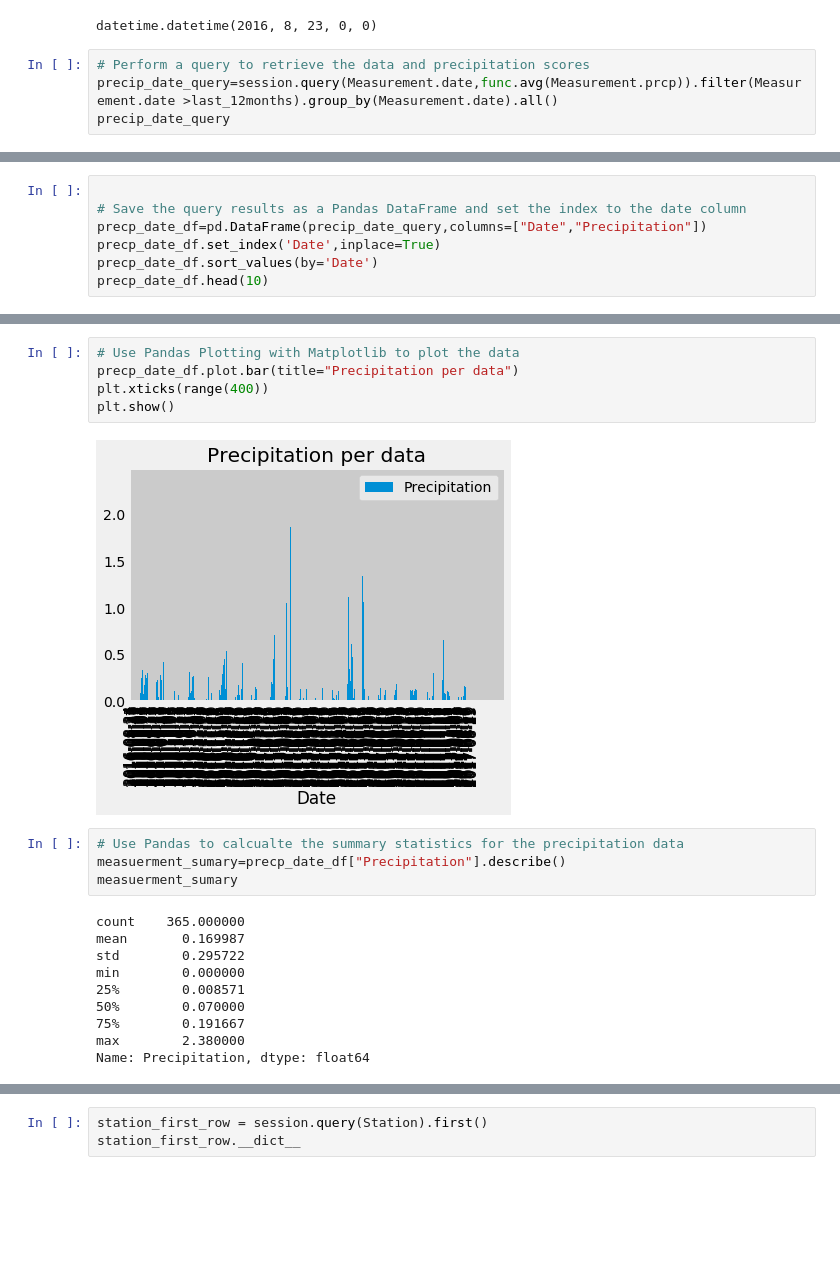
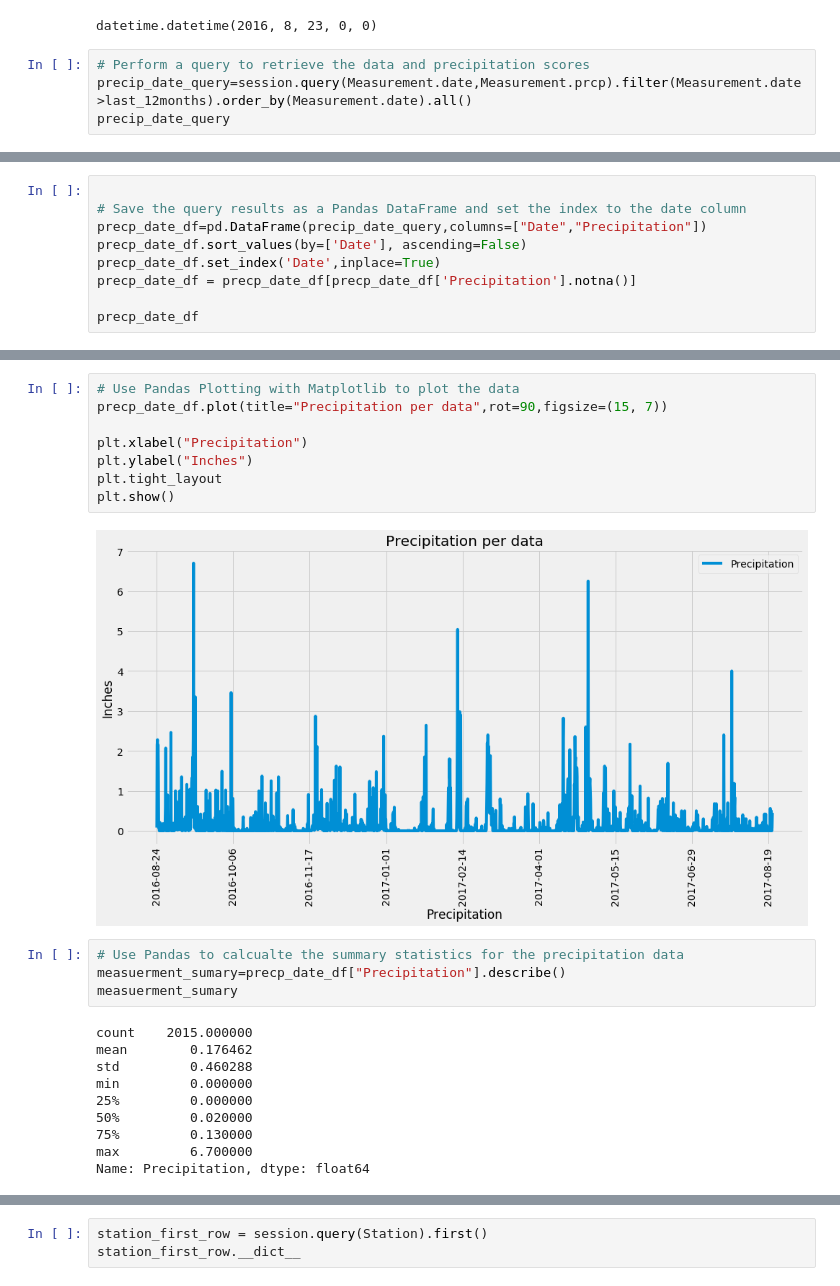
Before and after one commit to HaifaNajdawi/SQLAlchemy_climate_analysis_on_Honolulu-_Hawaii, a Jupyter notebook: climate_starter.ipynb, the cells around one changed output, grey strips where cells are left out. Drawn from its saved outputs; the diff is of its cells as text; blank space fills up the shorter version.

Commit message:
chart plot fix

```diff
--- a/climate_starter.ipynb
+++ b/climate_starter.ipynb
@@ -66,6 +64,6 @@ last_12months
 datetime.datetime(2016, 8, 23, 0, 0)
 # %%
 # Perform a query to retrieve the data and precipitation scores
-precip_date_query=session.query(Measurement.date,func.avg(Measurement.prcp)).filter(Measurement.date >last_12months).group_by(Measurement.date).all()
+precip_date_query=session.query(Measurement.date,Measurement.prcp).filter(Measurement.date >last_12months).order_by(Measurement.date).all()
 precip_date_query
 # %% [output]
@@ -90,9 +88,11 @@ precip_date_query
 
 # Save the query results as a Pandas DataFrame and set the index to the date column
 precp_date_df=pd.DataFrame(precip_date_query,columns=["Date","Precipitation"])
+precp_date_df.sort_values(by=['Date'], ascending=False)
 precp_date_df.set_index('Date',inplace=True)
-precp_date_df.sort_values(by='Date')
-precp_date_df.head(10)
+precp_date_df = precp_date_df[precp_date_df['Precipitation'].notna()]
+
+precp_date_df
 # %% [output]
 |  | Precipitation |
 | Date |  |
@@ -109,23 +111,26 @@ precp_date_df.head(10)
 # %%
 # Use Pandas Plotting with Matplotlib to plot the data
-precp_date_df.plot.bar(title="Precipitation per data")
-plt.xticks(range(400))
+precp_date_df.plot(title="Precipitation per data",rot=90,figsize=(15, 7))
+
+plt.xlabel("Precipitation")
+plt.ylabel("Inches")
+plt.tight_layout
 plt.show()
 # %% [output]
-[figure, old version]
+[figure, new version]
 # %%
 # Use Pandas to calcualte the summary statistics for the precipitation data
 measuerment_sumary=precp_date_df["Precipitation"].describe()
 measuerment_sumary
 # %% [output]
-count    365.000000
-mean       0.169987
-std        0.295722
-min        0.000000
-25%        0.008571
-50%        0.070000
-75%        0.191667
-max        2.380000
+count    2015.000000
+mean        0.176462
+std         0.460288
+min         0.000000
+25%         0.000000
+50%         0.020000
+75%         0.130000
+max         6.700000
 Name: Precipitation, dtype: float64
 # %%
 measuerment_first_row = session.query(Measurement).first()
```
Also changed, not shown: parts of 6 cells of this notebook.
